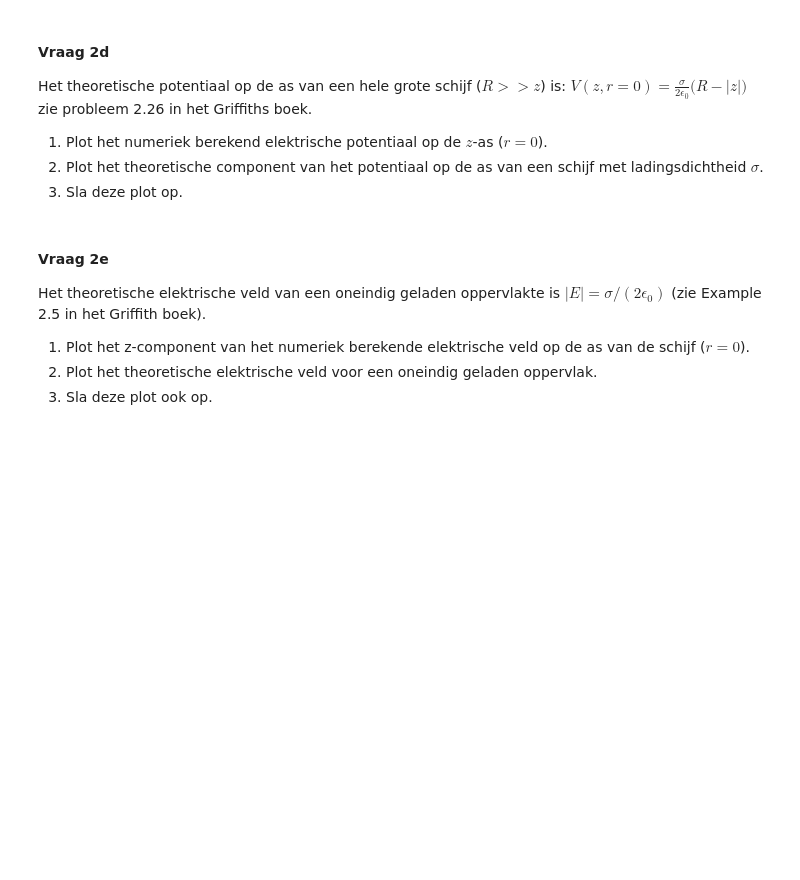
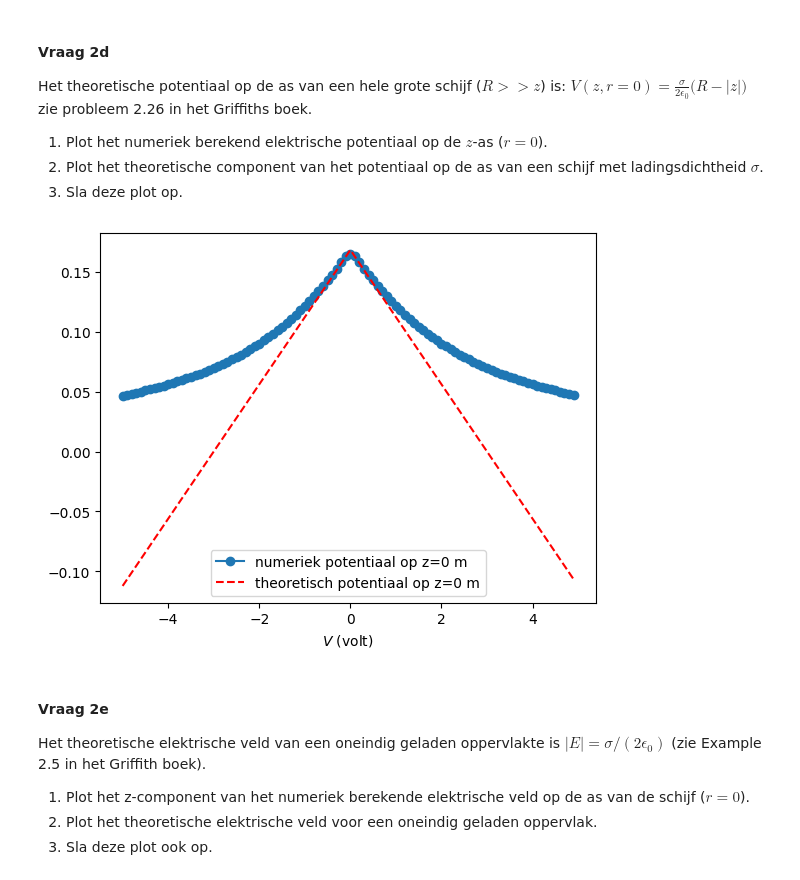
Before and after one commit to wobsen/opdrachten-DEF-D, a Jupyter notebook: DigitaleOntwerpopdrachten/1CondensatorOpdracht/CondensatorOntwerpopdracht.ipynb, the cells around one changed output. Saved outputs shown, nothing was run; the diff lists cells and outputs as text; code cells hidden in the pictures; blank space fills up the shorter version.

```diff
--- a/DigitaleOntwerpopdrachten/1CondensatorOpdracht/CondensatorOntwerpopdracht.ipynb
+++ b/DigitaleOntwerpopdrachten/1CondensatorOpdracht/CondensatorOntwerpopdracht.ipynb
@@ -182,9 +265,20 @@ zie probleem 2.26 in het Griffiths boek.
 2. Plot het theoretische component van het potentiaal op de as van een schijf met ladingsdichtheid $\sigma$.
 3. Sla deze plot op.
 # %%
-###
-###Hier jouw code###
-###
+idx_r_zero = find_idx_nearest(r,0)
+
+V_theorie = (sigma / (2 * e_0)) * (disk_radius - np.abs(z))
+
+plt.figure()
+plt.plot(z, V[:,idx_r_zero], "o-", label="numeriek potentiaal op z=0 m")
+plt.plot(z, V_theorie, "r--", label="theoretisch potentiaal op z=0 m")
+plt.xlabel(r"$z$ (m)")
+plt.xlabel(r"$V$ (volt)")
+plt.legend()
+plt.savefig("potentiaal_schijf.png")
+plt.show()
+# %% [output]
+[figure, added]
 # %% [markdown]
 #### Vraag 2e
 
```
Also changed, not shown: parts of 11 cells of this notebook, 3 other files.
